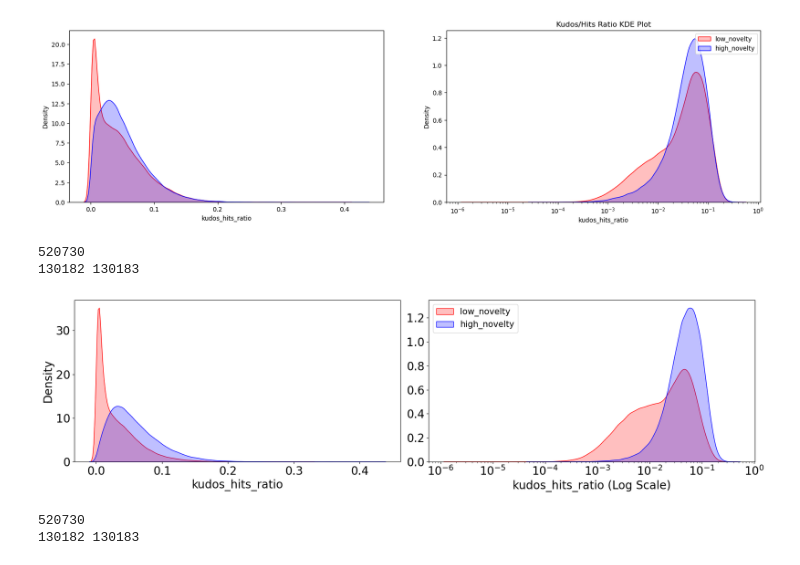
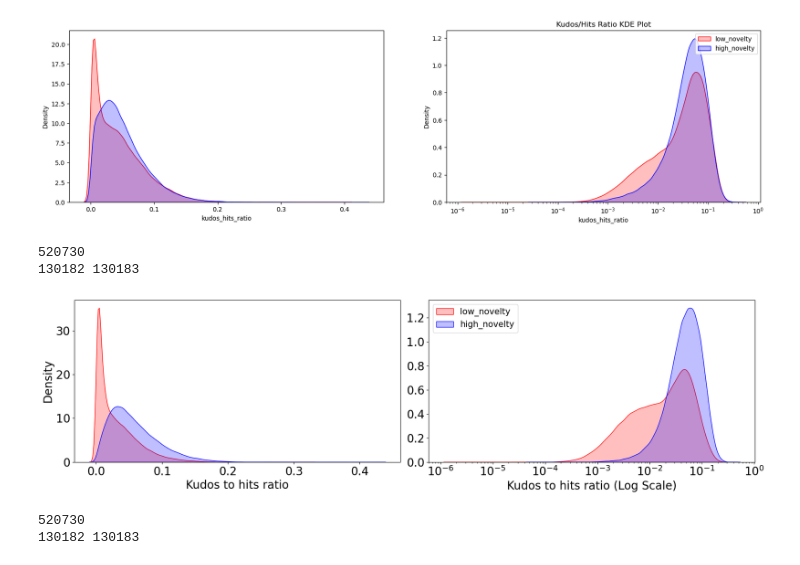
Before and after one commit to DevinW-sudo/ao3, a Jupyter notebook: exps/20230203_kudos_to_hits_kdes/20230127_kde_explore.ipynb, the cells around one changed output. Drawn from its saved outputs; the diff is of its cells as text; code cells hidden in the pictures.

```diff
--- a/exps/20230203_kudos_to_hits_kdes/20230127_kde_explore.ipynb
+++ b/exps/20230203_kudos_to_hits_kdes/20230127_kde_explore.ipynb
@@ -364,36 +364,36 @@ for index, row in temp_for_viz_df.iterrows():
 
 # assign low to bottom 25% and high to top 25%
 low = temp_for_viz_df.iloc[:int(len(temp_for_viz_df)/4)]
 high = temp_for_viz_df.iloc[int(len(temp_for_viz_df)*3/4):]
 
 print(len(temp_for_viz_df))
 print(len(low), len(high))
 
 fig, ax = plt.subplots(1,2, figsize=(18, 5))
 # plt.tight_layout()
 # plt.title('Kudos/Hits Ratio KDE Plot')
 sns.kdeplot(low['kudos_hits_ratio'], ax=ax[0], color='red', shade=True, label='low_novelty')
 sns.kdeplot(high['kudos_hits_ratio'], ax=ax[0], color='blue', shade=True, label='high_novelty')
-ax[0].set_xlabel('kudos_hits_ratio', fontsize=20)
+ax[0].set_xlabel('Kudos to hits ratio', fontsize=20)
 ax[0].set_ylabel('Density', fontsize=20)
 # change xtick label size
 ax[0].tick_params(axis='x', labelsize=20)
 ax[0].tick_params(axis='y', labelsize=20)
 
 sns.kdeplot(low['kudos_hits_ratio'], ax=ax[1], color='red', shade=True, label='low_novelty', log_scale=True)
 sns.kdeplot(high['kudos_hits_ratio'], ax=ax[1], color='blue', shade=True, label='high_novelty', log_scale=True)
 plt.legend(loc = 'upper left', fontsize=15)
-plt.xlabel(xlabel="kudos_hits_ratio (Log Scale)",fontsize=20)
+plt.xlabel(xlabel="Kudos to hits ratio (Log Scale)",fontsize=20)
 plt.ylabel(ylabel="", fontsize=20)
 plt.xticks(fontsize=20)
 plt.yticks(fontsize=20)
 plt.tight_layout()
 
 plt.savefig('kudos_hits_ratio_kde_plot_topic_novelty_top_bottom_25p.pdf')
 # %% [output]
 520730
 130182 130183
-[figure, old version]
+[figure, new version]
 # %%
 # Same plots as above for term frequency, but now considering
 # low, mid-low, mid-high, and high novelty by categorizing
```
